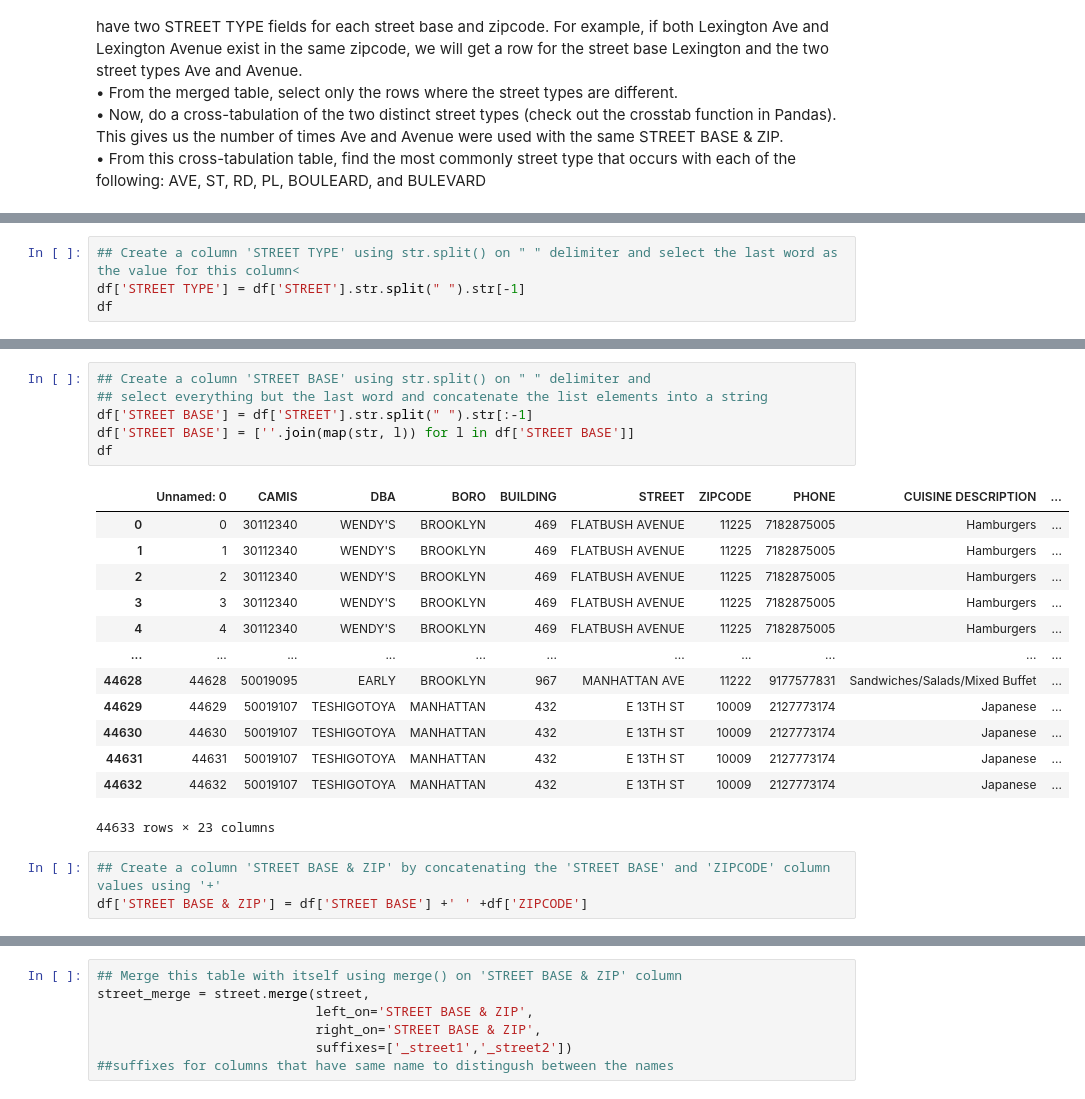
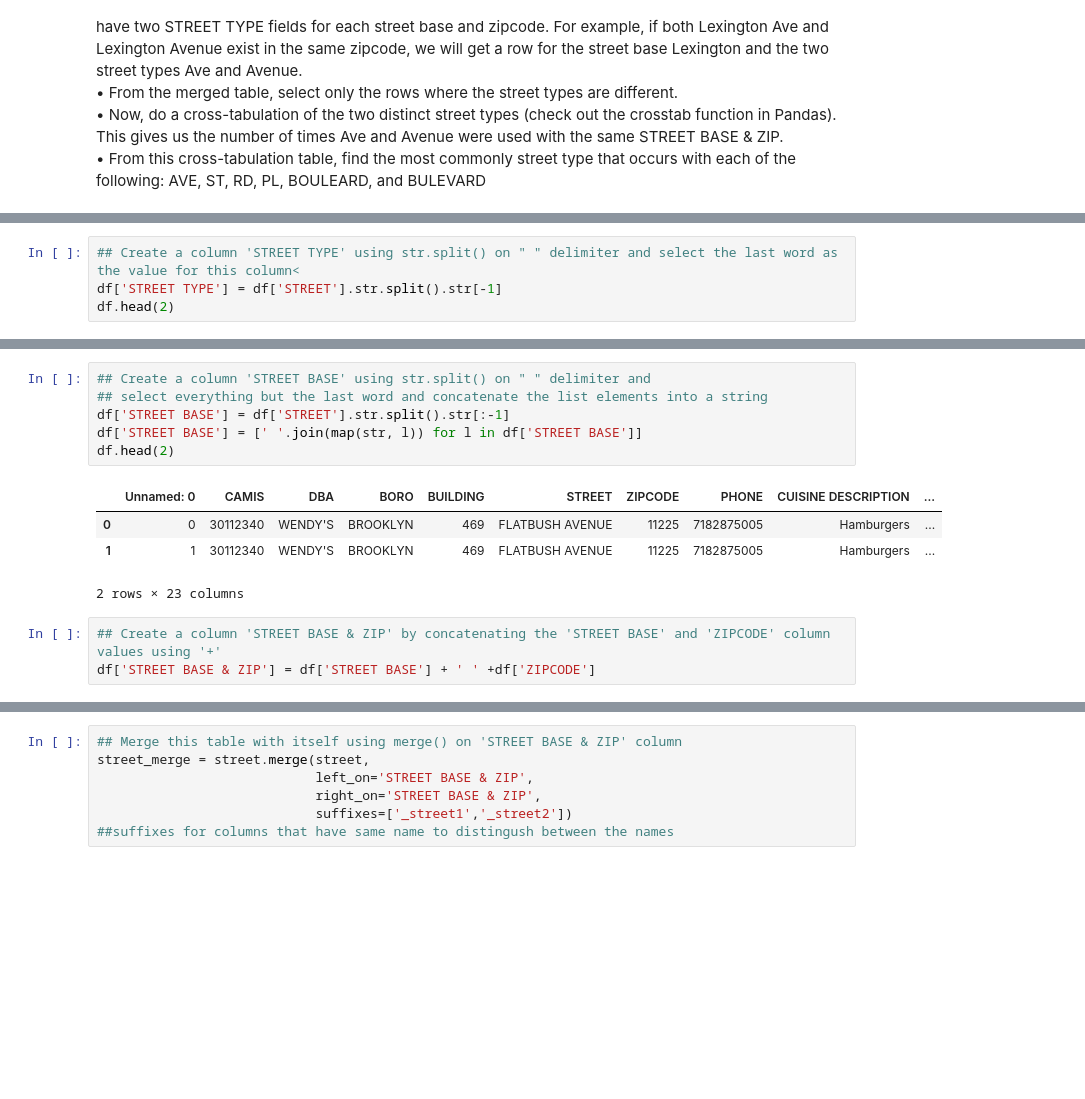
Before and after one commit to RahulSingla5209/pandas_basics, a Jupyter notebook: MIS-S381N - Data Science Programming HW-2.ipynb, the cells around one changed output, grey strips where cells are left out. Saved outputs shown, nothing was run; the diff lists cells and outputs as text; blank space fills up the shorter version.

```diff
--- a/MIS-S381N - Data Science Programming HW-2.ipynb
+++ b/MIS-S381N - Data Science Programming HW-2.ipynb
@@ -624,7 +628,7 @@ and BULEVARD<br>
 # %%
 ## Create a column 'STREET TYPE' using str.split() on " " delimiter and select the last word as the value for this column<
-df['STREET TYPE'] = df['STREET'].str.split(" ").str[-1]
-df
+df['STREET TYPE'] = df['STREET'].str.split().str[-1]
+df.head(2)
 # %% [output]
 |  | Unnamed: 0 | CAMIS | DBA | BORO | BUILDING | STREET | ZIPCODE | PHONE | CUISINE DESCRIPTION | ... |
 | 0 | 0 | 30112340 | WENDY'S | BROOKLYN | 469 | FLATBUSH AVENUE | 11225 | 7182875005 | Hamburgers | ... |
@@ -642,24 +637,15 @@ df
 # %%
 ## Create a column 'STREET BASE' using str.split() on " " delimiter and
 ## select everything but the last word and concatenate the list elements into a string
-df['STREET BASE'] = df['STREET'].str.split(" ").str[:-1]
-df['STREET BASE'] = [''.join(map(str, l)) for l in df['STREET BASE']]
-df
+df['STREET BASE'] = df['STREET'].str.split().str[:-1]
+df['STREET BASE'] = [' '.join(map(str, l)) for l in df['STREET BASE']]
+df.head(2)
 # %% [output]
 |  | Unnamed: 0 | CAMIS | DBA | BORO | BUILDING | STREET | ZIPCODE | PHONE | CUISINE DESCRIPTION | ... |
 | 0 | 0 | 30112340 | WENDY'S | BROOKLYN | 469 | FLATBUSH AVENUE | 11225 | 7182875005 | Hamburgers | ... |
 | 1 | 1 | 30112340 | WENDY'S | BROOKLYN | 469 | FLATBUSH AVENUE | 11225 | 7182875005 | Hamburgers | ... |
-| 2 | 2 | 30112340 | WENDY'S | BROOKLYN | 469 | FLATBUSH AVENUE | 11225 | 7182875005 | Hamburgers | ... |
-| 3 | 3 | 30112340 | WENDY'S | BROOKLYN | 469 | FLATBUSH AVENUE | 11225 | 7182875005 | Hamburgers | ... |
-| 4 | 4 | 30112340 | WENDY'S | BROOKLYN | 469 | FLATBUSH AVENUE | 11225 | 7182875005 | Hamburgers | ... |
-| ... | ... | ... | ... | ... | ... | ... | ... | ... | ... | ... |
-| 44628 | 44628 | 50019095 | EARLY | BROOKLYN | 967 | MANHATTAN AVE | 11222 | 9177577831 | Sandwiches/Salads/Mixed Buffet | ... |
-| 44629 | 44629 | 50019107 | TESHIGOTOYA | MANHATTAN | 432 | E 13TH ST | 10009 | 2127773174 | Japanese | ... |
-| 44630 | 44630 | 50019107 | TESHIGOTOYA | MANHATTAN | 432 | E 13TH ST | 10009 | 2127773174 | Japanese | ... |
-| 44631 | 44631 | 50019107 | TESHIGOTOYA | MANHATTAN | 432 | E 13TH ST | 10009 | 2127773174 | Japanese | ... |
-| 44632 | 44632 | 50019107 | TESHIGOTOYA | MANHATTAN | 432 | E 13TH ST | 10009 | 2127773174 | Japanese | ... |
-44633 rows × 23 columns
+2 rows × 23 columns
 # %%
 ## Create a column 'STREET BASE & ZIP' by concatenating the 'STREET BASE' and 'ZIPCODE' column values using '+'
-df['STREET BASE & ZIP'] = df['STREET BASE'] +' ' +df['ZIPCODE']
+df['STREET BASE & ZIP'] = df['STREET BASE'] + ' ' +df['ZIPCODE']
 # %%
```
Also changed, not shown: parts of 20 cells of this notebook.
